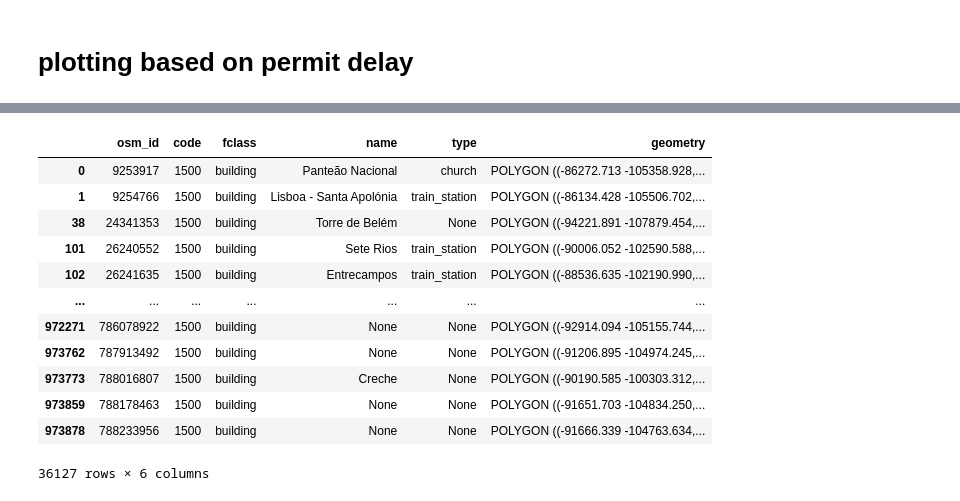
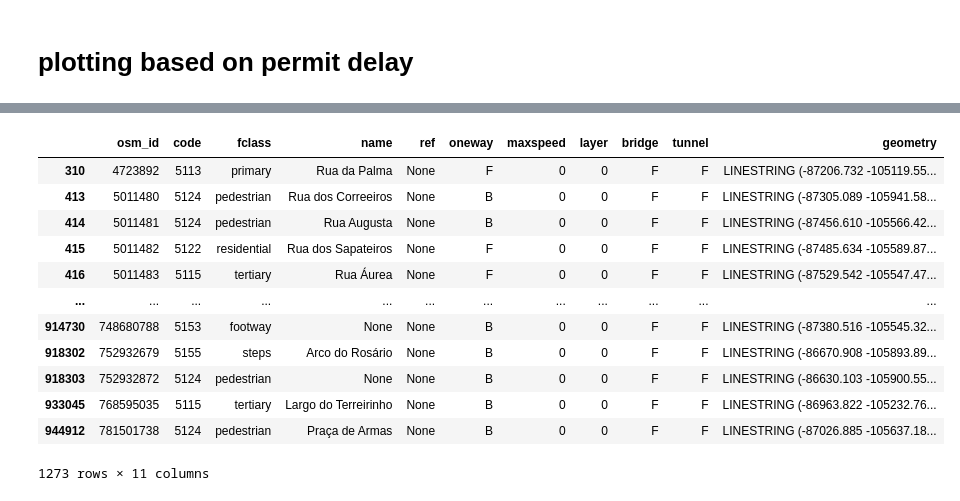
Before and after one commit to ricardozacarias/lisbon-buildings, a Jupyter notebook: construction.ipynb, the cells around one changed output, grey strips where cells are left out. Drawn from its saved outputs; the diff is of its cells as text; code cells hidden in the pictures.

```diff
--- a/construction.ipynb
+++ b/construction.ipynb
@@ -217,19 +235,19 @@ location_alvaras = alvaras[alvaras['FREGUESIA'] == location]
-# %%
-buildings
-# %% [output]
-|  | osm_id | code | fclass | name | type | geometry |
-| 0 | 9253917 | 1500 | building | Panteão Nacional | church | POLYGON ((-86272.713 -105358.928,... |
-| 1 | 9254766 | 1500 | building | Lisboa - Santa Apolónia | train_station | POLYGON ((-86134.428 -105506.702,... |
-| 38 | 24341353 | 1500 | building | Torre de Belém | None | POLYGON ((-94221.891 -107879.454,... |
-| 101 | 26240552 | 1500 | building | Sete Rios | train_station | POLYGON ((-90006.052 -102590.588,... |
-| 102 | 26241635 | 1500 | building | Entrecampos | train_station | POLYGON ((-88536.635 -102190.990,... |
-| ... | ... | ... | ... | ... | ... | ... |
-| 972271 | 786078922 | 1500 | building | None | None | POLYGON ((-92914.094 -105155.744,... |
-| 973762 | 787913492 | 1500 | building | None | None | POLYGON ((-91206.895 -104974.245,... |
-| 973773 | 788016807 | 1500 | building | Creche | None | POLYGON ((-90190.585 -100303.312,... |
-| 973859 | 788178463 | 1500 | building | None | None | POLYGON ((-91651.703 -104834.250,... |
-| 973878 | 788233956 | 1500 | building | None | None | POLYGON ((-91666.339 -104763.634,... |
-36127 rows × 6 columns
+# %%
+location_roads
+# %% [output]
+|  | osm_id | code | fclass | name | ref | oneway | maxspeed | layer | bridge | tunnel | geometry |
+| 310 | 4723892 | 5113 | primary | Rua da Palma | None | F | 0 | 0 | F | F | LINESTRING (-87206.732 -105119.55... |
+| 413 | 5011480 | 5124 | pedestrian | Rua dos Correeiros | None | B | 0 | 0 | F | F | LINESTRING (-87305.089 -105941.58... |
+| 414 | 5011481 | 5124 | pedestrian | Rua Augusta | None | B | 0 | 0 | F | F | LINESTRING (-87456.610 -105566.42... |
+| 415 | 5011482 | 5122 | residential | Rua dos Sapateiros | None | F | 0 | 0 | F | F | LINESTRING (-87485.634 -105589.87... |
+| 416 | 5011483 | 5115 | tertiary | Rua Áurea | None | F | 0 | 0 | F | F | LINESTRING (-87529.542 -105547.47... |
+| ... | ... | ... | ... | ... | ... | ... | ... | ... | ... | ... | ... |
+| 914730 | 748680788 | 5153 | footway | None | None | B | 0 | 0 | F | F | LINESTRING (-87380.516 -105545.32... |
+| 918302 | 752932679 | 5155 | steps | Arco do Rosário | None | B | 0 | 0 | F | F | LINESTRING (-86670.908 -105893.89... |
+| 918303 | 752932872 | 5124 | pedestrian | None | None | B | 0 | 0 | F | F | LINESTRING (-86630.103 -105900.55... |
+| 933045 | 768595035 | 5115 | tertiary | Largo do Terreirinho | None | B | 0 | 0 | F | F | LINESTRING (-86963.822 -105232.76... |
+| 944912 | 781501738 | 5124 | pedestrian | Praça de Armas | None | B | 0 | 0 | F | F | LINESTRING (-87026.885 -105637.18... |
+1273 rows × 11 columns
 # %%
 base = location_buildings.plot(figsize=(10, 10), facecolor='#adadad', edgecolor='k', alpha=1, lw=.2)
 location_alvaras.plot(ax=base, column='DEMORA', edgecolor='k', alpha=1, lw=.2, cmap='plasma')
```
Also changed, not shown: parts of 6 cells of this notebook, 3 other files.
